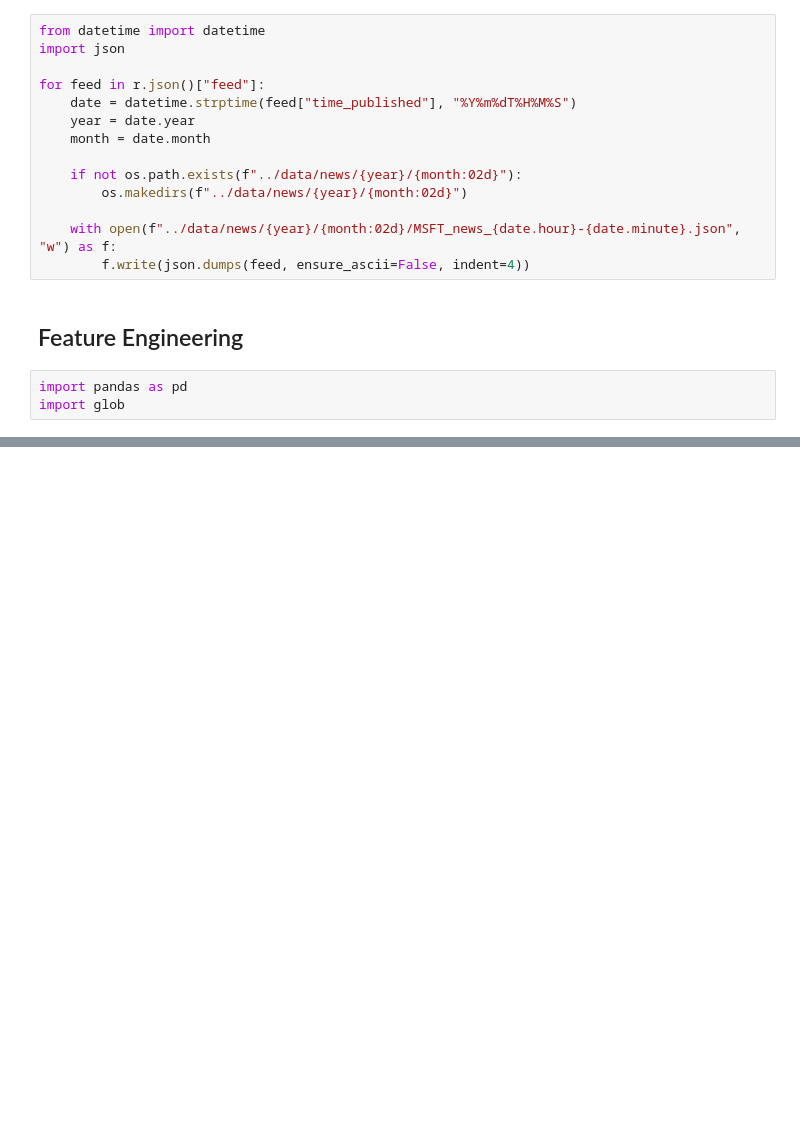
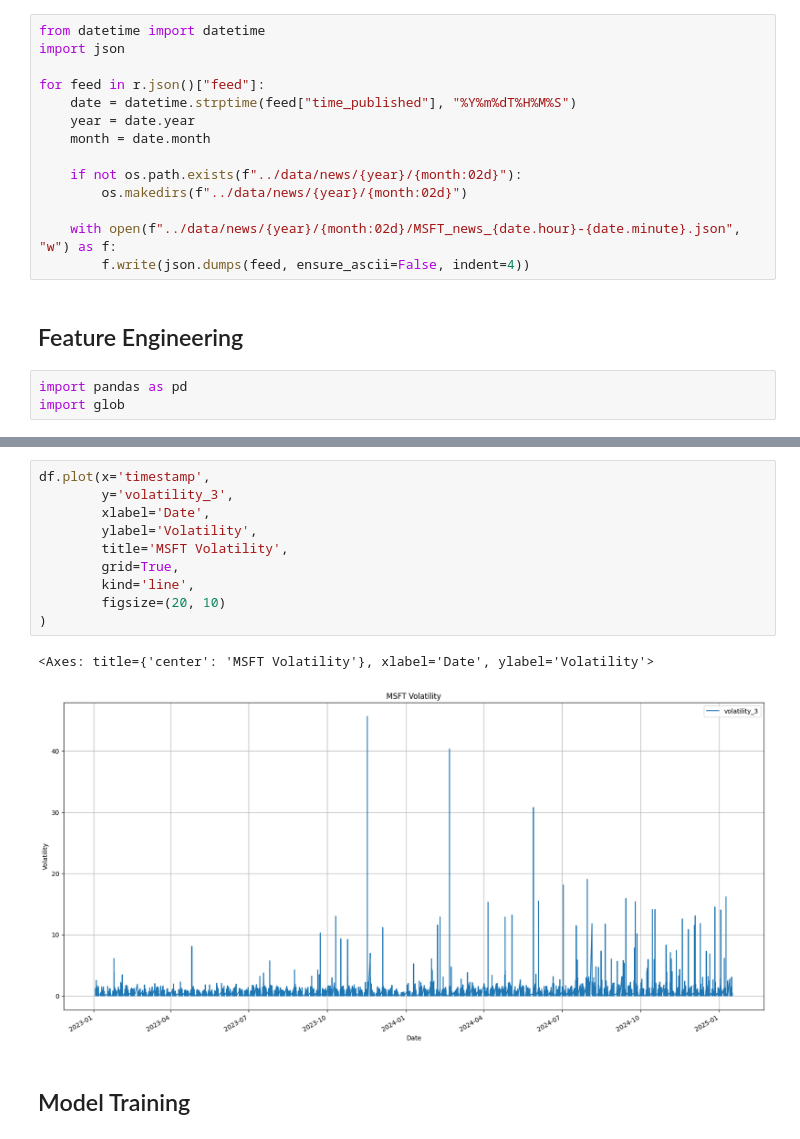
Before and after one commit to cagrikurt8/stock-market-trend-prediction, a Jupyter notebook: experimentation/data_extraction_model_experimentation.ipynb, the cells around one changed output, grey strips where cells are left out. Cells and saved outputs as stored; diff of their text form; blank space fills up the shorter version.

```diff
--- a/experimentation/data_extraction.ipynb
+++ b/experimentation/data_extraction_model_experimentation.ipynb
@@ -272,0 +369,15 @@ df_small
+# %%
+df.plot(x='timestamp',
+        y='volatility_3',
+        xlabel='Date',
+        ylabel='Volatility',
+        title='MSFT Volatility',
+        grid=True,
+        kind='line',
+        figsize=(20, 10)
+)
+# %% [output]
+<Axes: title={'center': 'MSFT Volatility'}, xlabel='Date', ylabel='Volatility'>
+[figure, added]
+# %% [markdown]
+## Model Training
```
Also changed, not shown: parts of 51 cells of this notebook, 11 other files.
